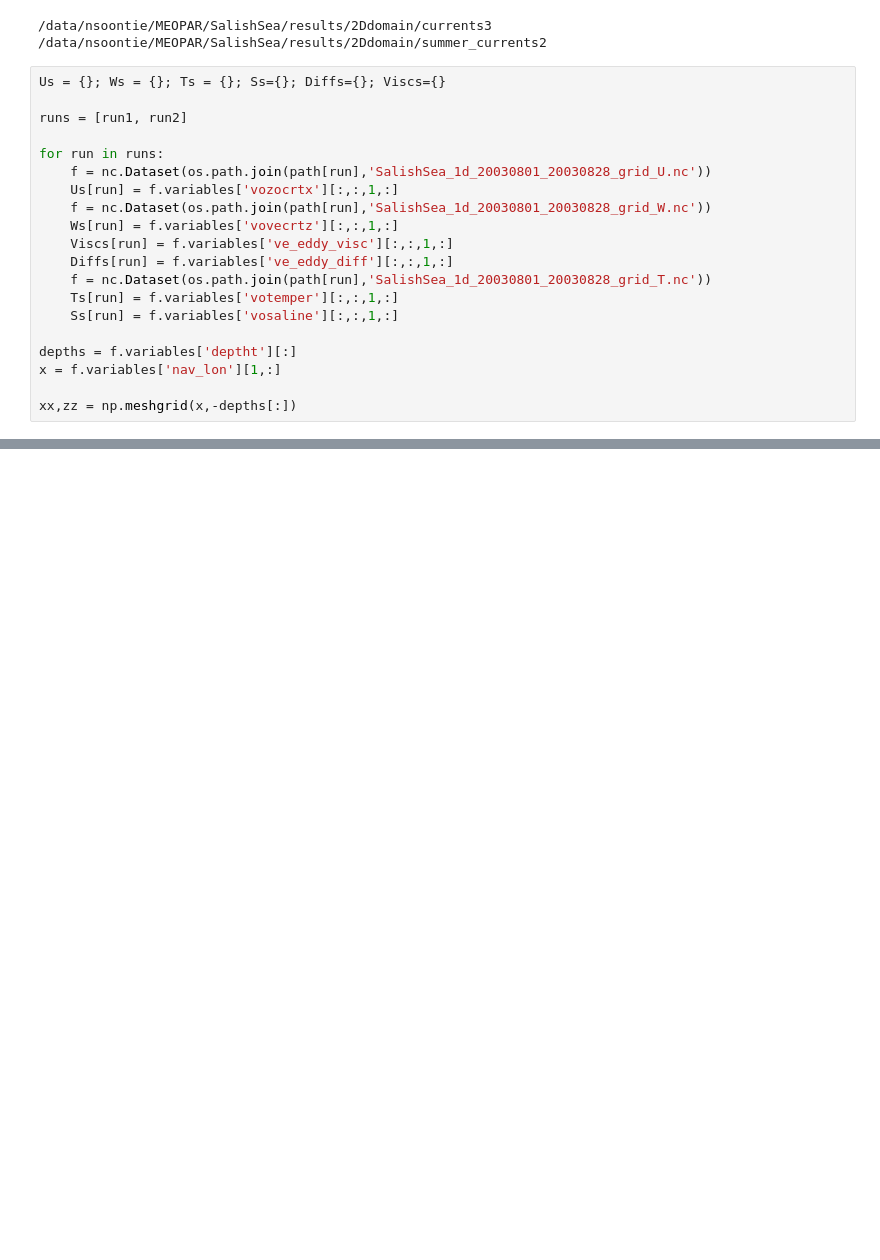
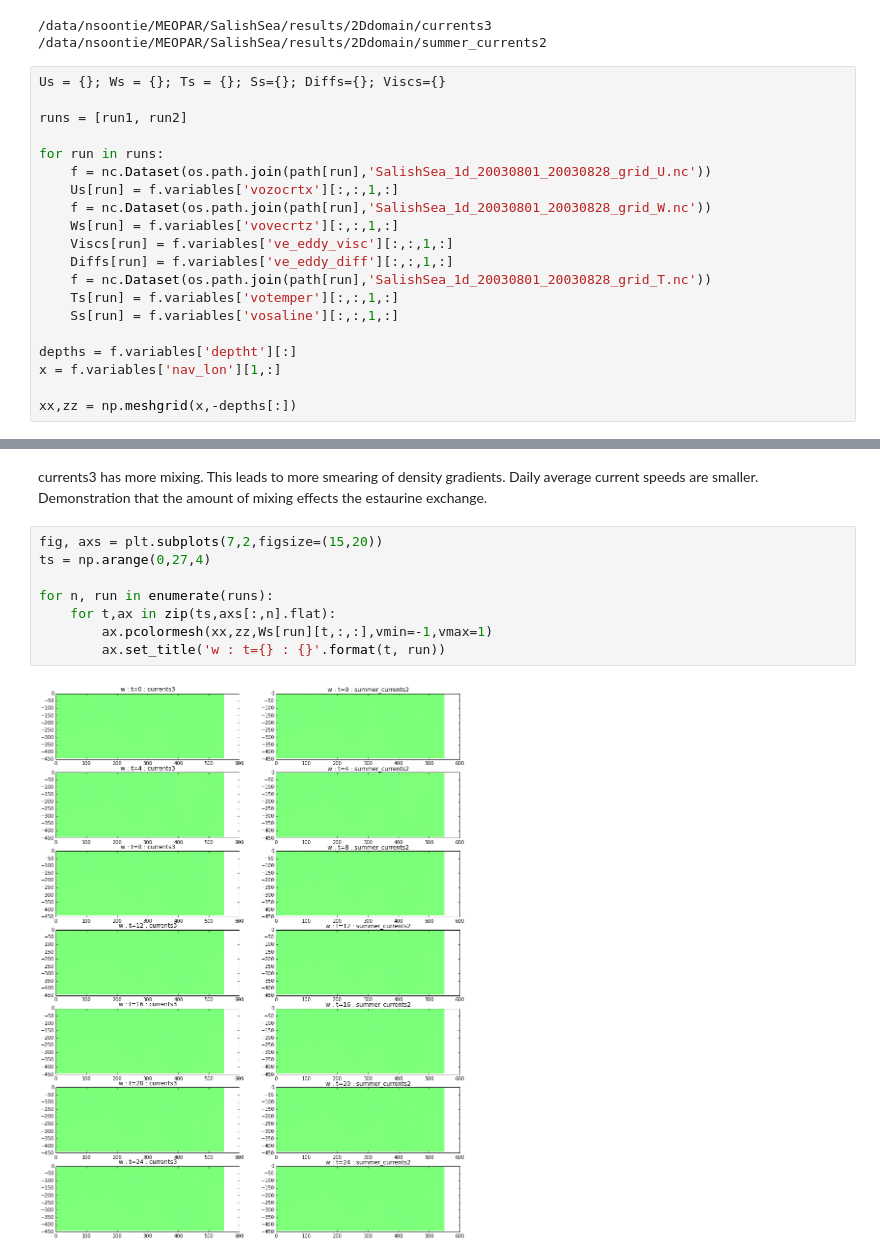
Before and after one commit to SalishSeaCast/2d-domain, a Jupyter notebook: analysis/CompareTwo.ipynb, the cells around one changed output, grey strips where cells are left out. Drawn from its saved outputs; the diff is of its cells as text; blank space fills up the shorter version.

```diff
--- a/analysis/CompareTwo.ipynb
+++ b/analysis/CompareTwo.ipynb
@@ -73,0 +90,12 @@ for t, ax in zip(ts, axs[:,2].flat):
+# %% [markdown]
+currents3 has more mixing. This leads to more smearing of density gradients. Daily average current speeds are smaller. Demonstration that the amount of mixing effects the estaurine exchange.
+# %%
+fig, axs = plt.subplots(7,2,figsize=(15,20))
+ts = np.arange(0,27,4)
+
+for n, run in enumerate(runs):
+    for t,ax in zip(ts,axs[:,n].flat):
+        ax.pcolormesh(xx,zz,Ws[run][t,:,:],vmin=-1,vmax=1)
+        ax.set_title('w : t={} : {}'.format(t, run))
+# %% [output]
+[figure, added]
```
Also changed, not shown: parts of 9 cells of this notebook, 3 other files.
